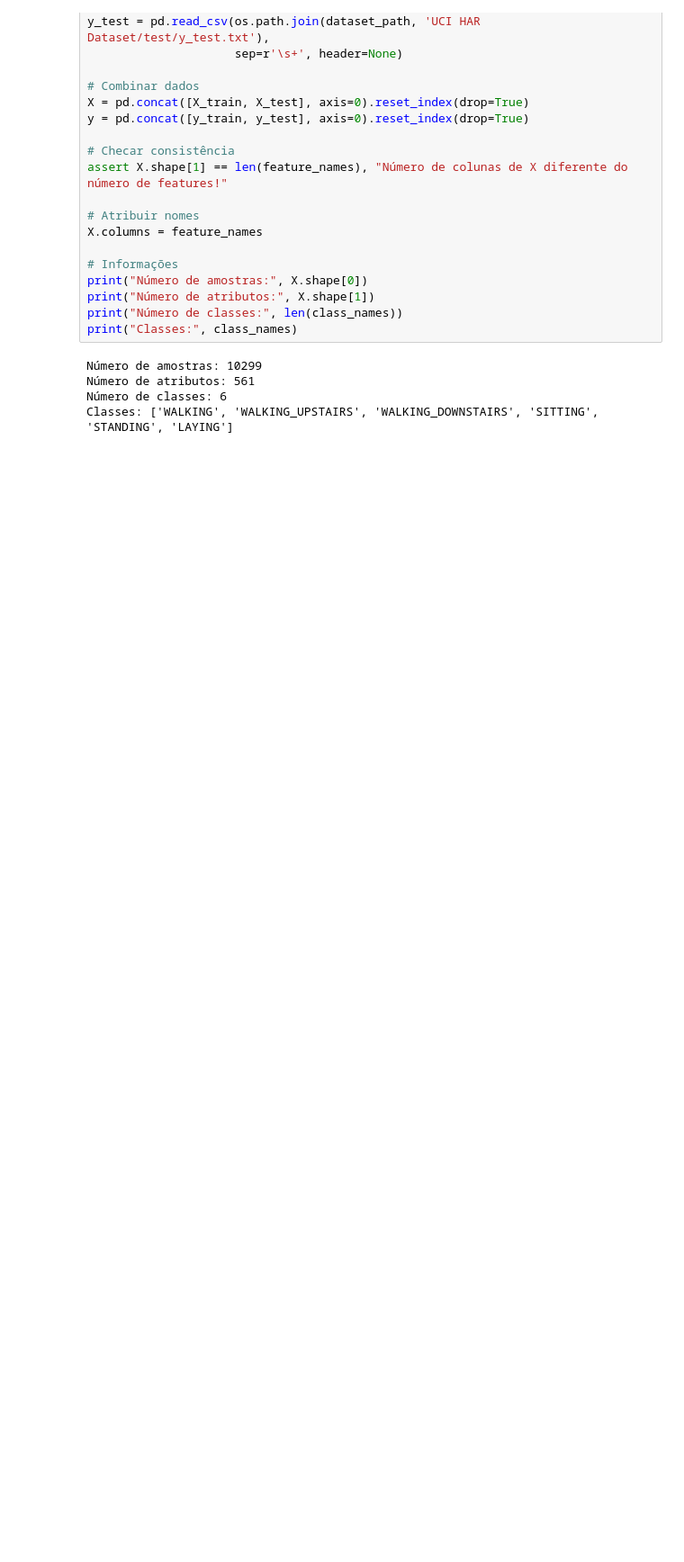
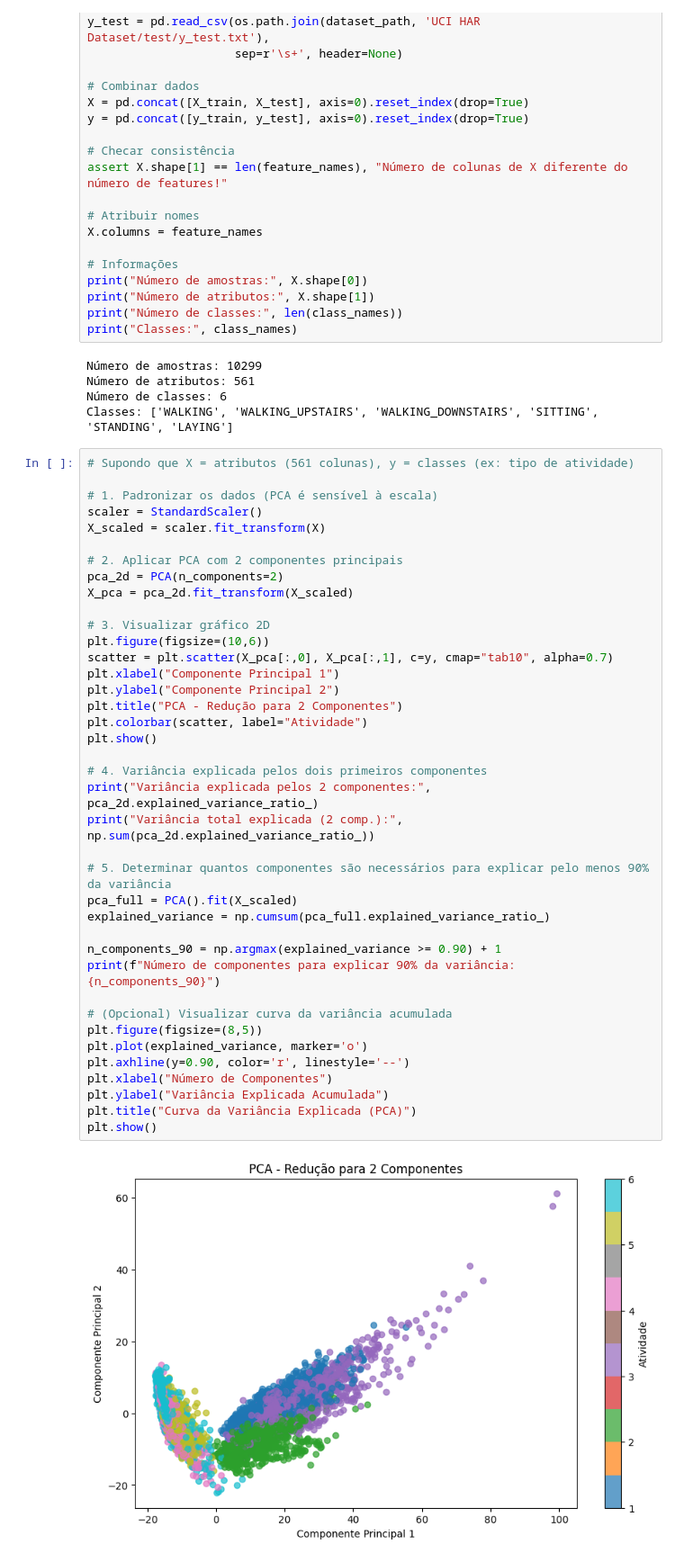
Before and after one commit to EmillySatiro/Redu-o-de-Dimensionalidade-na-Base-UCI-HAR, a Jupyter notebook: main.ipynb, the cells around one changed output. Shown at 90% size. Cells and saved outputs as stored; diff of their text form; blank space fills up the shorter version.

```diff
--- a/main.ipynb
+++ b/main.ipynb
@@ -55,3 +60,44 @@ Número de amostras: 10299
 Número de atributos: 561
 Número de classes: 6
 Classes: ['WALKING', 'WALKING_UPSTAIRS', 'WALKING_DOWNSTAIRS', 'SITTING', 'STANDING', 'LAYING']
+# %%
+# Supondo que X = atributos (561 colunas), y = classes (ex: tipo de atividade)
+
+# 1. Padronizar os dados (PCA é sensível à escala)
+scaler = StandardScaler()
+X_scaled = scaler.fit_transform(X)
+
+# 2. Aplicar PCA com 2 componentes principais
+pca_2d = PCA(n_components=2)
+X_pca = pca_2d.fit_transform(X_scaled)
+
+# 3. Visualizar gráfico 2D
+plt.figure(figsize=(10,6))
+scatter = plt.scatter(X_pca[:,0], X_pca[:,1], c=y, cmap="tab10", alpha=0.7)
+plt.xlabel("Componente Principal 1")
+plt.ylabel("Componente Principal 2")
+plt.title("PCA - Redução para 2 Componentes")
+plt.colorbar(scatter, label="Atividade")
+plt.show()
+
+# 4. Variância explicada pelos dois primeiros componentes
+print("Variância explicada pelos 2 componentes:", pca_2d.explained_variance_ratio_)
+print("Variância total explicada (2 comp.):", np.sum(pca_2d.explained_variance_ratio_))
+
+# 5. Determinar quantos componentes são necessários para explicar pelo menos 90% da variância
+pca_full = PCA().fit(X_scaled)
+explained_variance = np.cumsum(pca_full.explained_variance_ratio_)
+
+n_components_90 = np.argmax(explained_variance >= 0.90) + 1
+print(f"Número de componentes para explicar 90% da variância: {n_components_90}")
+
+# (Opcional) Visualizar curva da variância acumulada
+plt.figure(figsize=(8,5))
+plt.plot(explained_variance, marker='o')
+plt.axhline(y=0.90, color='r', linestyle='--')
+plt.xlabel("Número de Componentes")
+plt.ylabel("Variância Explicada Acumulada")
+plt.title("Curva da Variância Explicada (PCA)")
+plt.show()
+# %% [output]
+[figure, added]
```
Also changed, not shown: parts of 2 cells of this notebook.
